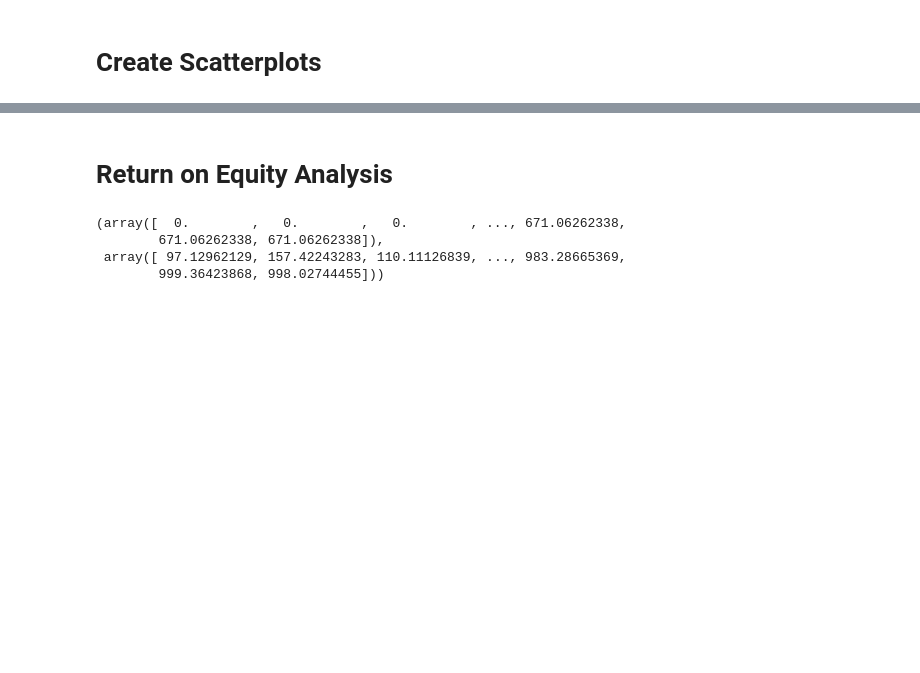
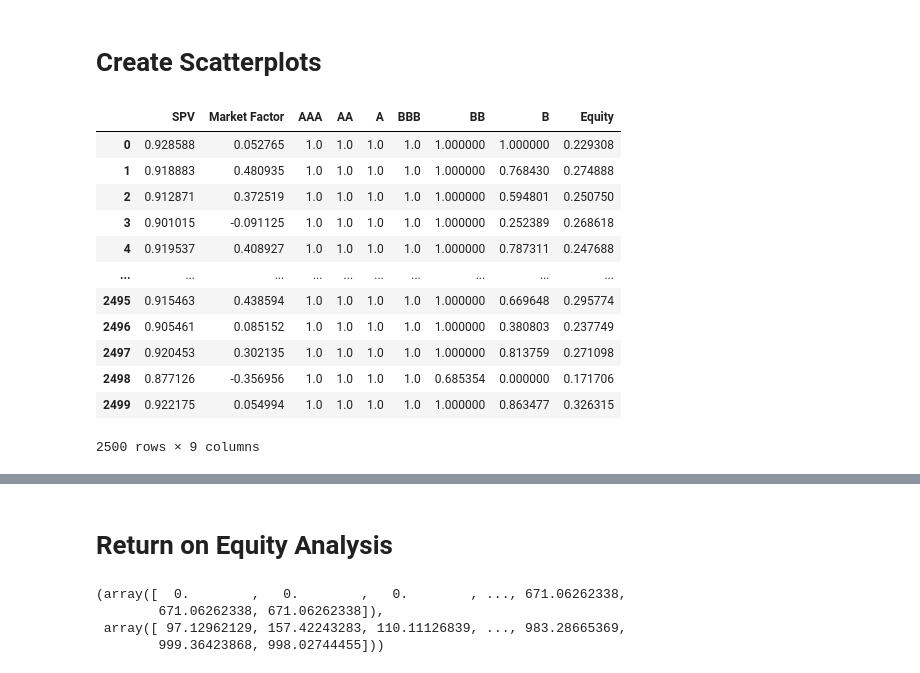
Before and after one commit to kristianRF/OeconOnlineAppendix, a Jupyter notebook: SPV Dynamics.ipynb, the cells around one changed output, grey strips where cells are left out. Cells and saved outputs as stored; diff of their text form; code cells hidden in the pictures; blank space fills up the shorter version.

```diff
--- a/SPV Dynamics.ipynb
+++ b/SPV Dynamics.ipynb
@@ -453,5 +445,30 @@ print(
 # %% [markdown]
 # Create Scatterplots
+# %%
+data_mispriced = pd.DataFrame({'SPV':SPV_P_pp_small/ max_spv_cash_flows,
+                               'Market Factor':M_pp_small / ttm,
+                               'AAA':ott.clo_payoffs(SPV_P_pp_small,tranches_no_prepay)[0]/ tranches_no_prepay[0],
+                               'AA':ott.clo_payoffs(SPV_P_pp_small,tranches_no_prepay)[1]/ tranches_no_prepay[1],
+                               'A':ott.clo_payoffs(SPV_P_pp_small,tranches_no_prepay)[2] / tranches_no_prepay[2],
+                               'BBB':ott.clo_payoffs(SPV_P_pp_small,tranches_no_prepay)[3] / tranches_no_prepay[3],
+                               'BB':ott.clo_payoffs(SPV_P_pp_small,tranches_no_prepay)[4] / tranches_no_prepay[4],
+                               'B':ott.clo_payoffs(SPV_P_pp_small,tranches_no_prepay)[5] / tranches_no_prepay[5],
+                               'Equity':(ott.clo_payoffs(SPV_P_pp_small,tranches_no_prepay)[6] + equity_P_pp_small) / (tranches_no_prepay[6] + max(equity_P_pp_small))})
+data_mispriced
+# %% [output]
+|  | SPV | Market Factor | AAA | AA | A | BBB | BB | B | Equity |
+| 0 | 0.928588 | 0.052765 | 1.0 | 1.0 | 1.0 | 1.0 | 1.000000 | 1.000000 | 0.229308 |
+| 1 | 0.918883 | 0.480935 | 1.0 | 1.0 | 1.0 | 1.0 | 1.000000 | 0.768430 | 0.274888 |
+| 2 | 0.912871 | 0.372519 | 1.0 | 1.0 | 1.0 | 1.0 | 1.000000 | 0.594801 | 0.250750 |
+| 3 | 0.901015 | -0.091125 | 1.0 | 1.0 | 1.0 | 1.0 | 1.000000 | 0.252389 | 0.268618 |
+| 4 | 0.919537 | 0.408927 | 1.0 | 1.0 | 1.0 | 1.0 | 1.000000 | 0.787311 | 0.247688 |
+| ... | ... | ... | ... | ... | ... | ... | ... | ... | ... |
+| 2495 | 0.915463 | 0.438594 | 1.0 | 1.0 | 1.0 | 1.0 | 1.000000 | 0.669648 | 0.295774 |
+| 2496 | 0.905461 | 0.085152 | 1.0 | 1.0 | 1.0 | 1.0 | 1.000000 | 0.380803 | 0.237749 |
+| 2497 | 0.920453 | 0.302135 | 1.0 | 1.0 | 1.0 | 1.0 | 1.000000 | 0.813759 | 0.271098 |
+| 2498 | 0.877126 | -0.356956 | 1.0 | 1.0 | 1.0 | 1.0 | 0.685354 | 0.000000 | 0.171706 |
+| 2499 | 0.922175 | 0.054994 | 1.0 | 1.0 | 1.0 | 1.0 | 1.000000 | 0.863477 | 0.326315 |
+2500 rows × 9 columns
 # %%
 fig, axs = plt.subplots(ncols=2,nrows=4,sharex=True,sharey=True)
 
```
Also changed, not shown: parts of 28 cells of this notebook, 10 other files.
